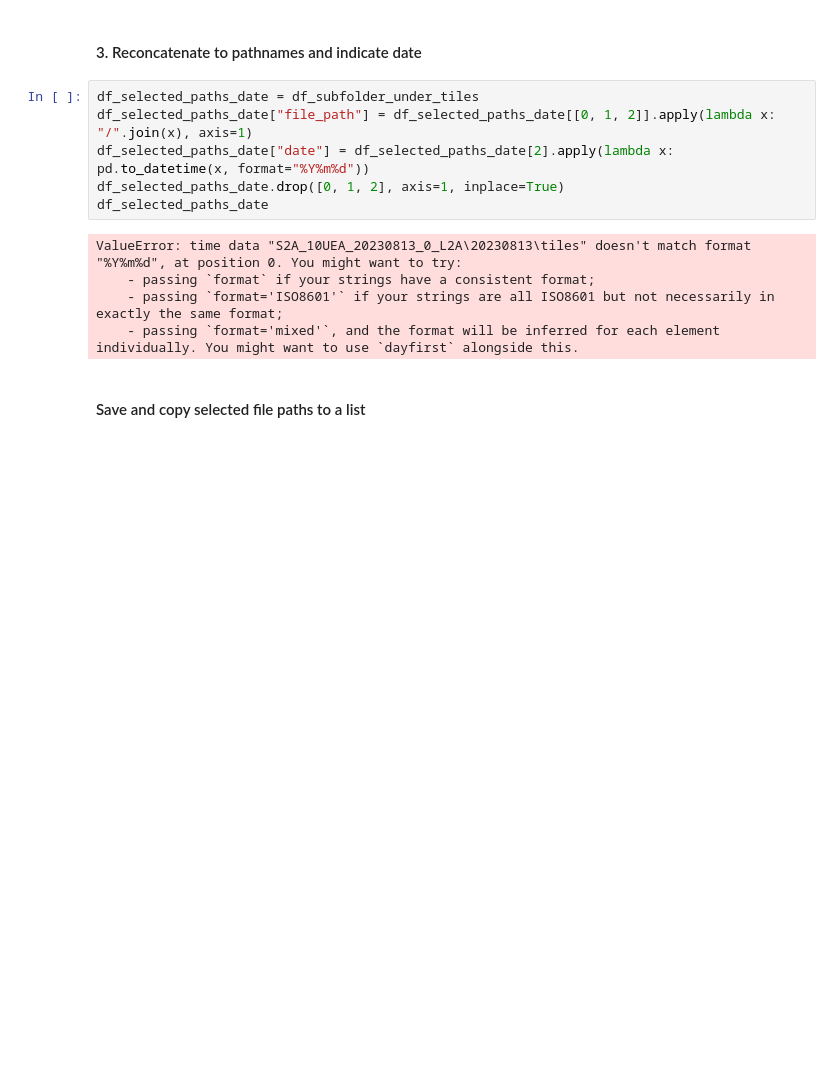
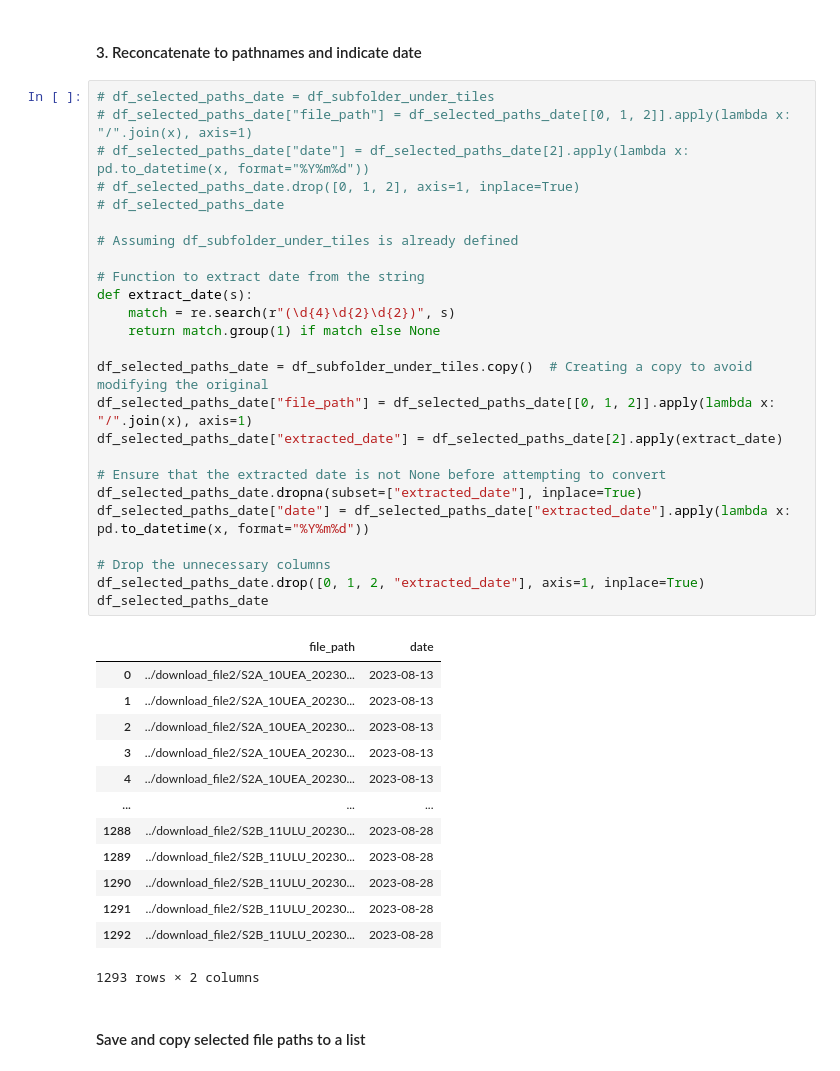
Before and after one commit to yuhengm/Capstone, a Jupyter notebook: mine_seg_sat/image_process_pipeline.ipynb, the cells around one changed output. Saved outputs shown, nothing was run; the diff lists cells and outputs as text; blank space fills up the shorter version.

```diff
--- a/mine_seg_sat/image_process_pipeline.ipynb
+++ b/mine_seg_sat/image_process_pipeline.ipynb
@@ -118,17 +119,45 @@ df_subfolder_under_tiles
 1293 rows × 3 columns
 # %% [markdown]
 #### 3. Reconcatenate to pathnames and indicate date
-# %%
-df_selected_paths_date = df_subfolder_under_tiles
-df_selected_paths_date["file_path"] = df_selected_paths_date[[0, 1, 2]].apply(lambda x: "/".join(x), axis=1)
-df_selected_paths_date["date"] = df_selected_paths_date[2].apply(lambda x: pd.to_datetime(x, format="%Y%m%d"))
-df_selected_paths_date.drop([0, 1, 2], axis=1, inplace=True)
-df_selected_paths_date
-# %% [output]
-ValueError: time data "S2A_10UEA_20230813_0_L2A\20230813\tiles" doesn't match format "%Y%m%d", at position 0. You might want to try:
-    - passing `format` if your strings have a consistent format;
-    - passing `format='ISO8601'` if your strings are all ISO8601 but not necessarily in exactly the same format;
-    - passing `format='mixed'`, and the format will be inferred for each element individually. You might want to use `dayfirst` alongside this.
+# %%
+# df_selected_paths_date = df_subfolder_under_tiles
+# df_selected_paths_date["file_path"] = df_selected_paths_date[[0, 1, 2]].apply(lambda x: "/".join(x), axis=1)
+# df_selected_paths_date["date"] = df_selected_paths_date[2].apply(lambda x: pd.to_datetime(x, format="%Y%m%d"))
+# df_selected_paths_date.drop([0, 1, 2], axis=1, inplace=True)
+# df_selected_paths_date
+
+# Assuming df_subfolder_under_tiles is already defined
+
+# Function to extract date from the string
+def extract_date(s):
+    match = re.search(r"(\d{4}\d{2}\d{2})", s)
+    return match.group(1) if match else None
+
+df_selected_paths_date = df_subfolder_under_tiles.copy()  # Creating a copy to avoid modifying the original
+df_selected_paths_date["file_path"] = df_selected_paths_date[[0, 1, 2]].apply(lambda x: "/".join(x), axis=1)
+df_selected_paths_date["extracted_date"] = df_selected_paths_date[2].apply(extract_date)
+
+# Ensure that the extracted date is not None before attempting to convert
+df_selected_paths_date.dropna(subset=["extracted_date"], inplace=True)
+df_selected_paths_date["date"] = df_selected_paths_date["extracted_date"].apply(lambda x: pd.to_datetime(x, format="%Y%m%d"))
+
+# Drop the unnecessary columns
+df_selected_paths_date.drop([0, 1, 2, "extracted_date"], axis=1, inplace=True)
+df_selected_paths_date
+# %% [output]
+|  | file_path | date |
+| 0 | ../download_file2/S2A_10UEA_20230... | 2023-08-13 |
+| 1 | ../download_file2/S2A_10UEA_20230... | 2023-08-13 |
+| 2 | ../download_file2/S2A_10UEA_20230... | 2023-08-13 |
+| 3 | ../download_file2/S2A_10UEA_20230... | 2023-08-13 |
+| 4 | ../download_file2/S2A_10UEA_20230... | 2023-08-13 |
+| ... | ... | ... |
+| 1288 | ../download_file2/S2B_11ULU_20230... | 2023-08-28 |
+| 1289 | ../download_file2/S2B_11ULU_20230... | 2023-08-28 |
+| 1290 | ../download_file2/S2B_11ULU_20230... | 2023-08-28 |
+| 1291 | ../download_file2/S2B_11ULU_20230... | 2023-08-28 |
+| 1292 | ../download_file2/S2B_11ULU_20230... | 2023-08-28 |
+1293 rows × 2 columns
 # %% [markdown]
 #### Save and copy selected file paths to a list
 # %%
```
Also changed, not shown: parts of 5 cells of this notebook.
